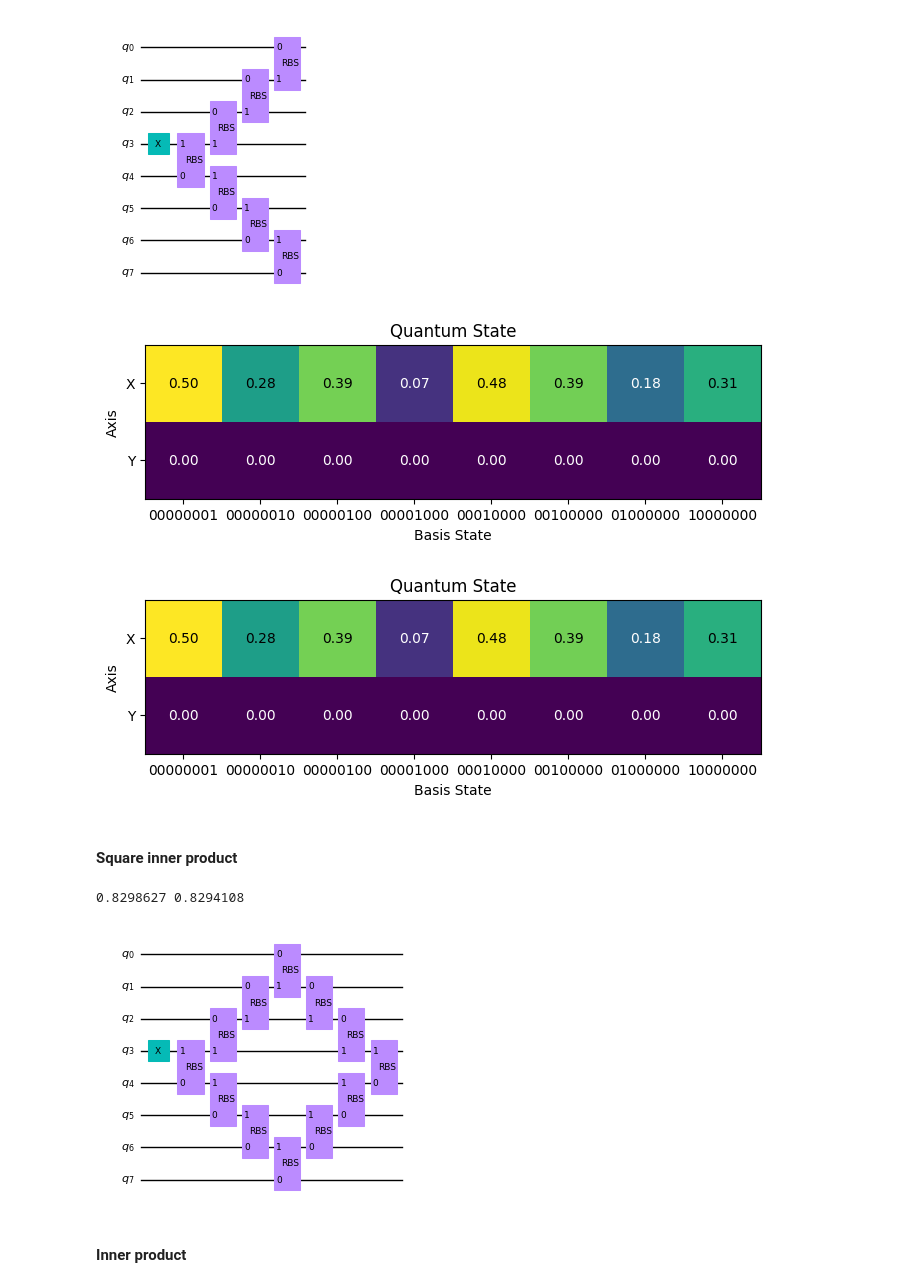
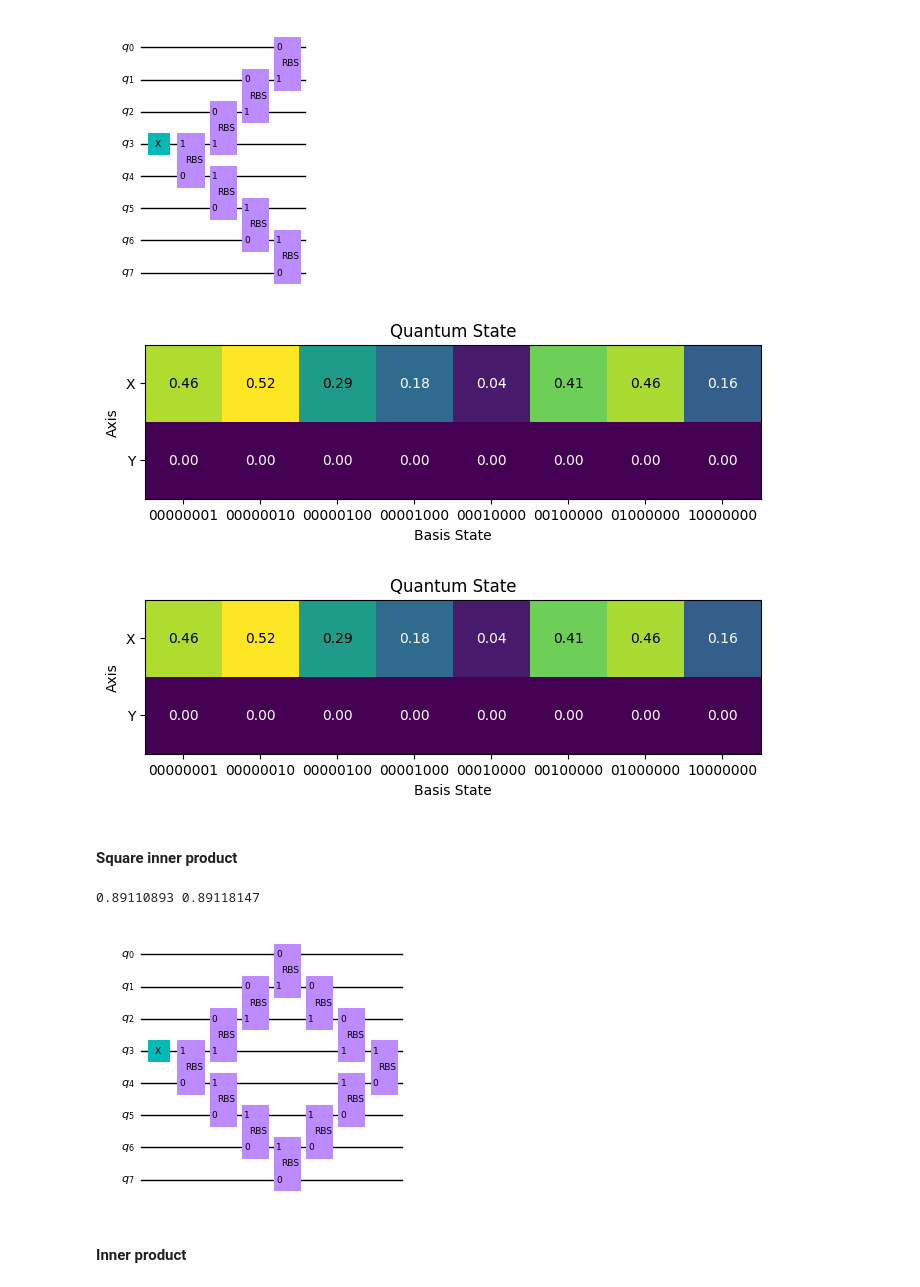
Before and after one commit to salcc/QuantumTransformers, a Jupyter notebook: notebooks/quantum/quantum.ipynb, the cells around one changed output. Drawn from its saved outputs; the diff is of its cells as text; code cells hidden in the pictures.

```diff
--- a/notebooks/quantum/quantum.ipynb
+++ b/notebooks/quantum/quantum.ipynb
@@ -53,13 +60,7 @@ c.draw(output='mpl')
 # %% [markdown]
 ### Diagonal
 # %%
-def normalize(x):
-    return x / jnp.linalg.norm(x)
-
-n = 8
-
-key = jax.random.PRNGKey(0)
 key, subkey = jax.random.split(key)
-x = normalize(jax.random.uniform(subkey, (n,)))
+x = normalize(jax.random.normal(subkey, (n,)))
 print(x)
 # %% [output]
@@ -165,3 +166,8 @@ c.draw(output='mpl')
 [figure]
 # %% [markdown]
 ### Semi-diagonal
+# %%
+# get_thetas_semidiagonal sometimes returns the signs of thetas wrong when x has negative entries, so we use a positive x. TODO: fix this
+key, subkey = jax.random.split(key)
+x = normalize(jax.random.uniform(subkey, (n,)))
+print(x)
@@ -172,9 +180,9 @@ def get_thetas_semidiagonal(x: Array):
     t = t.at[-1].set(jnp.arctan2(x[-1], x[-2]))
     m = len(x) // 2 - 1
     for i in range(2, m+1):
-        t = t.at[i].set(jnp.arctan2(x[i-1], (x[i] * jnp.cos(t[i-1]))))
+        t = t.at[i].set(jnp.arctan2(x[i-1], x[i] * jnp.cos(t[i-1])))
     for i in range(len(x) - 3, m, -1):
-        t = t.at[i].set(jnp.arctan2(x[i+1], (x[i] * jnp.cos(t[i+1]))))
+        t = t.at[i].set(jnp.arctan2(x[i+1], x[i] * jnp.cos(t[i+1])))
     t = t.at[0].set(jnp.arccos(x[m] / jnp.cos(t[m])))
 
     thetas = -jnp.ones_like(t)
@@ -218,12 +226,13 @@ c.draw(output='mpl')
 # %% [output]
 [figure]
 # %%
+original_state = get_x_state(x)
 visualize_quantum_state(original_state, remove_zero_columns=True)
 visualize_quantum_state(semidiagonal_circuit_x_state, remove_zero_columns=True)
 assert_allclose(original_state, semidiagonal_circuit_x_state, verbose=False)
 # %% [output]
-[figure, old version]
+[figure, new version]
-[figure, old version]
+[figure, new version]
 # %% [markdown]
 #### Square inner product
 # %%
@@ -242,7 +251,7 @@ result = semidiagonal_square_inner_product_circuit(c, range(n), x_thetas_semidia
 assert_allclose(result, jnp.dot(x, w)**2)
 c.draw(output='mpl')
 # %% [output]
-0.8298627 0.8294108
+0.89110893 0.89118147
 [figure]
 # %% [markdown]
 #### Inner product
```
Also changed, not shown: parts of 12 cells of this notebook.
